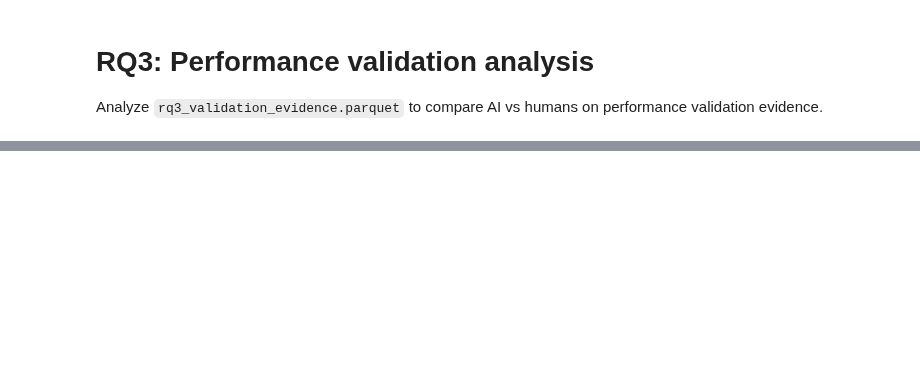
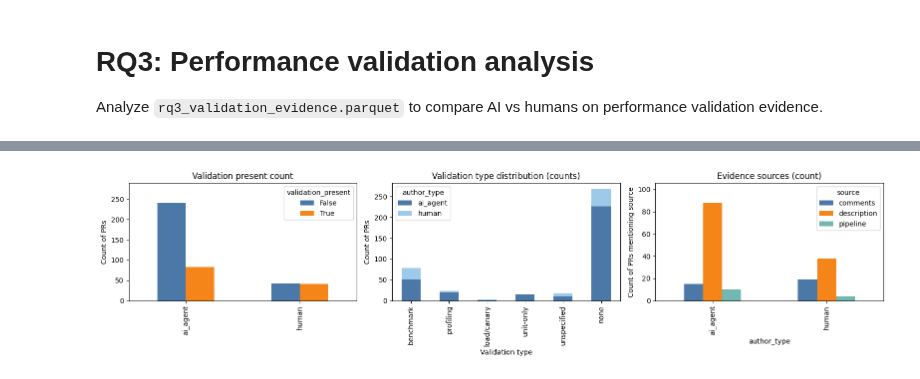
Before and after one commit to PurdueDualityLab/github_perf_patch_study, a Jupyter notebook: RQ3/rq3_analysis.ipynb, the cells around one changed output, grey strips where cells are left out. Cells and saved outputs as stored; diff of their text form; code cells hidden in the pictures; blank space fills up the shorter version.

```diff
--- a/RQ3/rq3_analysis.ipynb
+++ b/RQ3/rq3_analysis.ipynb
@@ -142,0 +143,83 @@ Saved plot to /Users/antoniozhong/Documents/dev/purdue/MSR2026/github_perf_patch
+# %%
+import matplotlib.pyplot as plt
+
+# Asumimos que ya tienes:
+# - df: DataFrame con columnas ["author_type", "validation_present", "validation_type", "evidence_sources"]
+# - out_plot: ruta de salida (Path o string)
+
+fig, axes = plt.subplots(1, 3, figsize=(16, 4))
+
+# ============================================================
+# 1) Validation present (conteos absolutos)
+# ============================================================
+present = df.pivot_table(
+    index="author_type",
+    columns="validation_present",
+    aggfunc="size",
+    fill_value=0
+)
+
+# Plot de conteos (no porcentaje)
+present.plot(kind="bar", ax=axes[0], color=["#4c78a8", "#f58518"])
+axes[0].set_ylabel("Count of PRs")
+axes[0].set_xlabel("")
+axes[0].set_title("Validation present count")
+axes[0].set_ylim(0, present.values.max() * 1.2)
+
+# ============================================================
+# 2) Validation type distribution (conteos absolutos)
+# ============================================================
+vt = df.groupby(["author_type", "validation_type"]).size().unstack(fill_value=0)
+
+# Orden deseado de categorías
+order = ["benchmark", "profiling", "load/canary", "unit-only", "unspecified", "none"]
+
+# Asegurar que todas las columnas del orden existan
+for col in order:
+    if col not in vt.columns:
+        vt[col] = 0
+
+vt = vt[order]
+
+# Plot stacked en conteos
+vt.T.plot(
+    kind="bar",
+    stacked=True,
+    ax=axes[1],
+    color=["#4c78a8", "#9ecae9", "#54a24b", "#b079a7", "#e45756", "#bab0ac"]
+)
+axes[1].set_ylabel("Count of PRs")
+axes[1].set_xlabel("Validation type")
+axes[1].set_title("Validation type distribution (counts)")
+axes[1].legend(title="author_type")
+
+# ============================================================
+# 3) Evidence sources (conteos absolutos)
+# ============================================================
+# Expandir lista de evidence_sources
+exploded = df.explode("evidence_sources")
+
+# Conteos por author_type x evidence_sources
+source_counts = exploded.groupby(["author_type", "evidence_sources"]).size().unstack(fill_value=0)
+
+# Plot de conteos
+source_counts.plot(
+    kind="bar",
+    ax=axes[2],
+    color=["#4c78a8", "#f58518", "#72b7b2"]
+)
+axes[2].set_ylabel("Count of PRs mentioning source")
+axes[2].set_xlabel("author_type")
+axes[2].set_title("Evidence sources (count)")
+axes[2].legend(title="source")
+axes[2].set_ylim(0, source_counts.values.max() * 1.2 if len(source_counts) else 1)
+
+# ============================================================
+# Finalizar figura
+# ============================================================
+fig.tight_layout()
+out_plot.parent.mkdir(parents=True, exist_ok=True)
+fig.savefig(out_plot, dpi=200)
+print(f"Saved plot to {out_plot}")
+plt.show()
+# %% [output]
@@ -142,0 +227 @@ Saved plot to /Users/antoniozhong/Documents/dev/purdue/MSR2026/github_perf_patch
+[figure, added]
```
Also changed, not shown: parts of 5 cells of this notebook, 3 other files.
